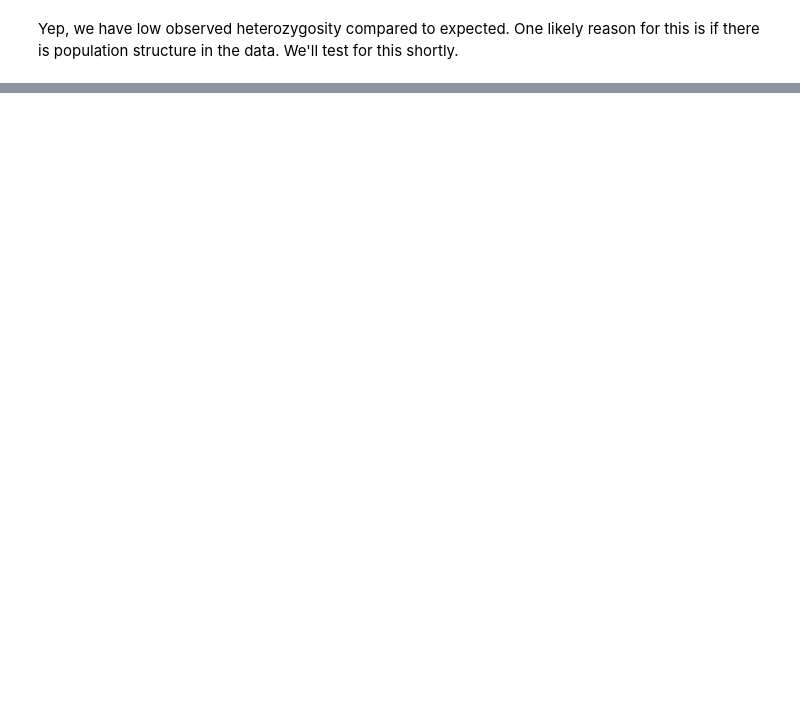
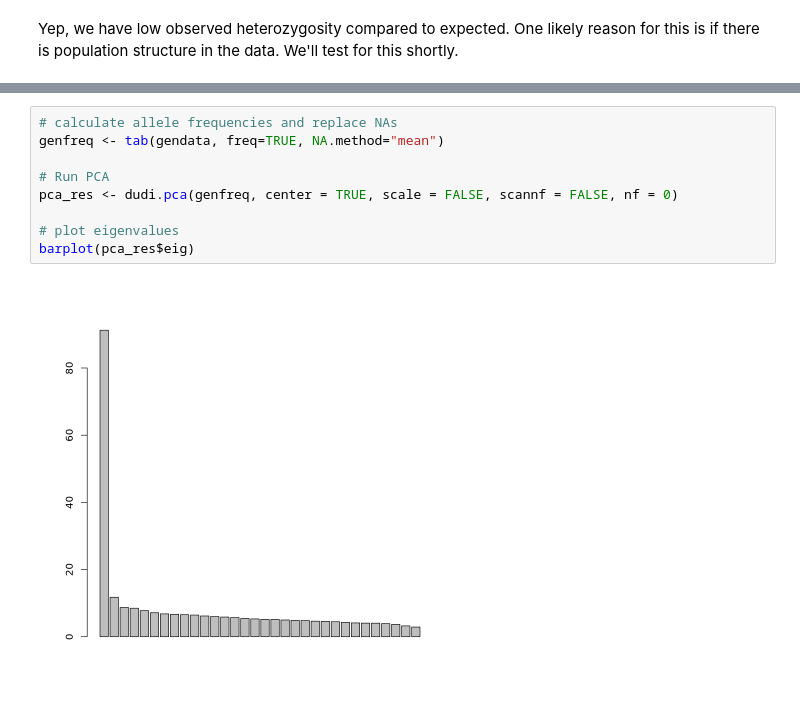
Before and after one commit to wyoibc/RADseq_cloud_learn, a Jupyter notebook: popstructR.ipynb, the cells around one changed output, grey strips where cells are left out. Cells and saved outputs as stored; diff of their text form; blank space fills up the shorter version.

```diff
--- a/popstructR.ipynb
+++ b/popstructR.ipynb
@@ -90,0 +137,11 @@ Yep, we have low observed heterozygosity compared to expected. One likely reason
+# %%
+# calculate allele frequencies and replace NAs
+genfreq <- tab(gendata, freq=TRUE, NA.method="mean")
+
+# Run PCA
+pca_res <- dudi.pca(genfreq, center = TRUE, scale = FALSE, scannf = FALSE, nf = 0)
+
+# plot eigenvalues
+barplot(pca_res$eig)
+# %% [output]
+[figure, added]
```
Also changed, not shown: parts of 24 cells of this notebook, 3 other files.
